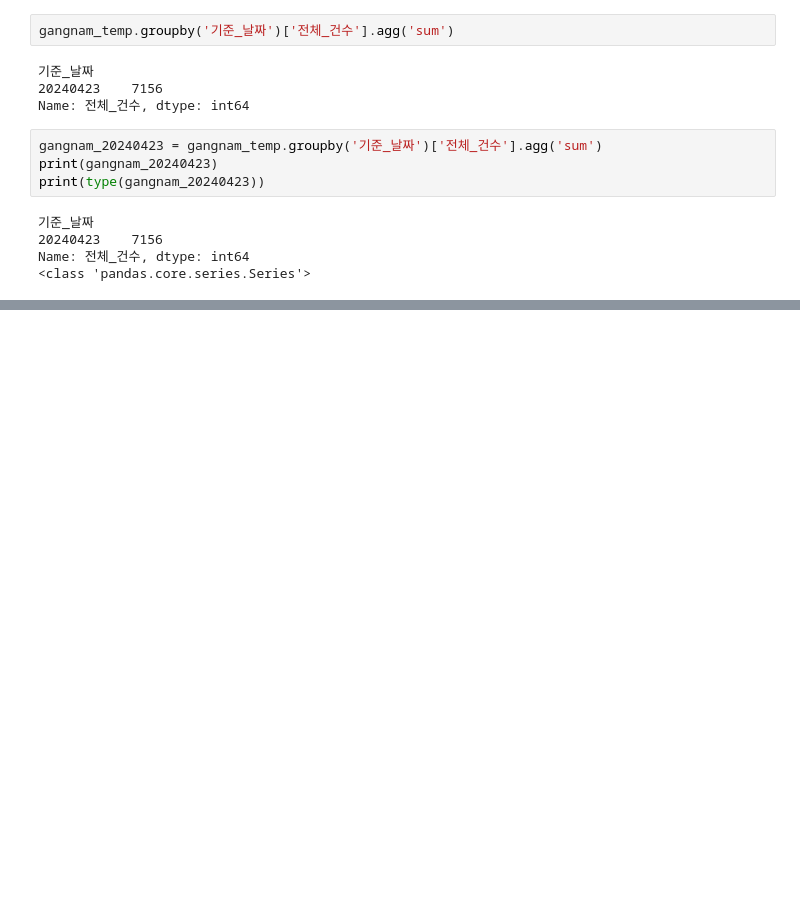
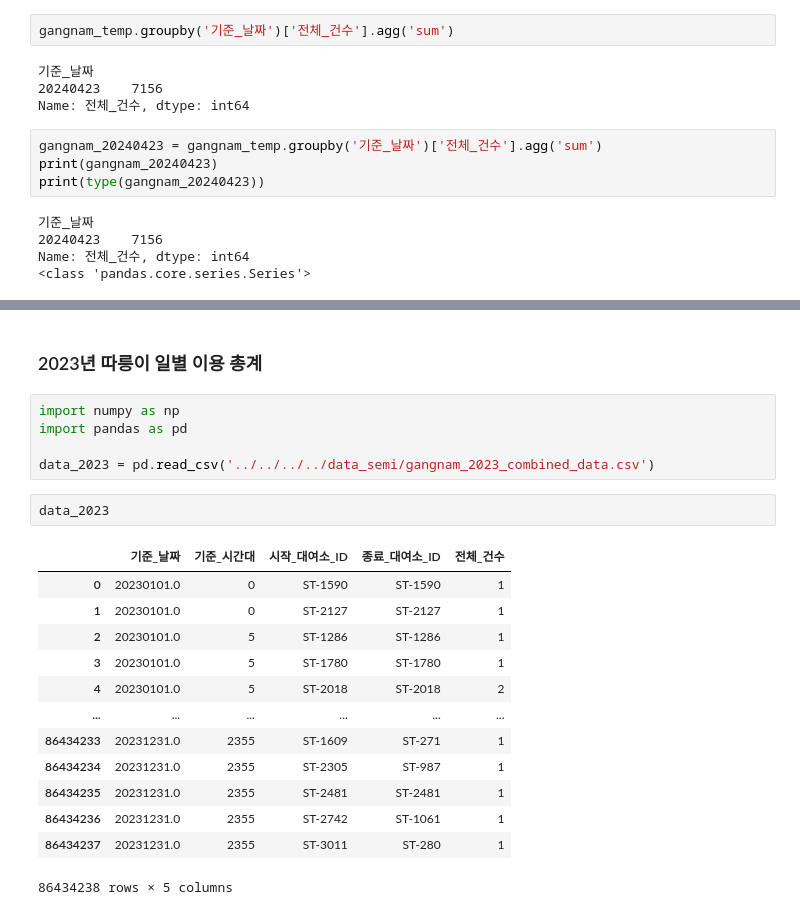
Before and after one commit to minseokpark6/SemiProject_Group3, a Jupyter notebook: Code/minseokpark/dust_preprocessing_240430.ipynb, the cells around one changed output, grey strips where cells are left out. Saved outputs shown, nothing was run; the diff lists cells and outputs as text; blank space fills up the shorter version.

```diff
--- a/Code/minseokpark/dust_preprocessing_240430.ipynb
+++ b/Code/minseokpark/dust_preprocessing_240430.ipynb
@@ -229,0 +277,23 @@ Name: 전체_건수, dtype: int64
+# %% [markdown]
+### 2023년 따릉이 일별 이용 총계
+# %%
+import numpy as np
+import pandas as pd
+
+data_2023 = pd.read_csv('../../../../data_semi/gangnam_2023_combined_data.csv')
+# %%
+data_2023
+# %% [output]
+|  | 기준_날짜 | 기준_시간대 | 시작_대여소_ID | 종료_대여소_ID | 전체_건수 |
+| 0 | 20230101.0 | 0 | ST-1590 | ST-1590 | 1 |
+| 1 | 20230101.0 | 0 | ST-2127 | ST-2127 | 1 |
+| 2 | 20230101.0 | 5 | ST-1286 | ST-1286 | 1 |
+| 3 | 20230101.0 | 5 | ST-1780 | ST-1780 | 1 |
+| 4 | 20230101.0 | 5 | ST-2018 | ST-2018 | 2 |
+| ... | ... | ... | ... | ... | ... |
+| 86434233 | 20231231.0 | 2355 | ST-1609 | ST-271 | 1 |
+| 86434234 | 20231231.0 | 2355 | ST-2305 | ST-987 | 1 |
+| 86434235 | 20231231.0 | 2355 | ST-2481 | ST-2481 | 1 |
+| 86434236 | 20231231.0 | 2355 | ST-2742 | ST-1061 | 1 |
+| 86434237 | 20231231.0 | 2355 | ST-3011 | ST-280 | 1 |
+86434238 rows × 5 columns
```
Also changed, not shown: parts of 5 cells of this notebook.
